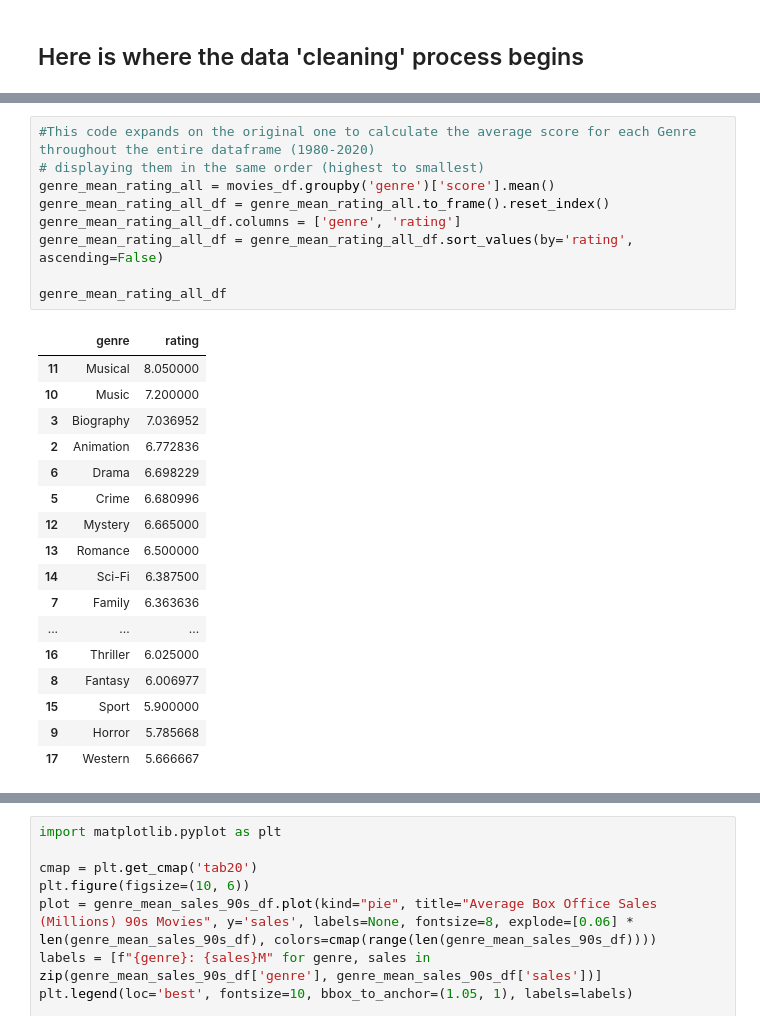
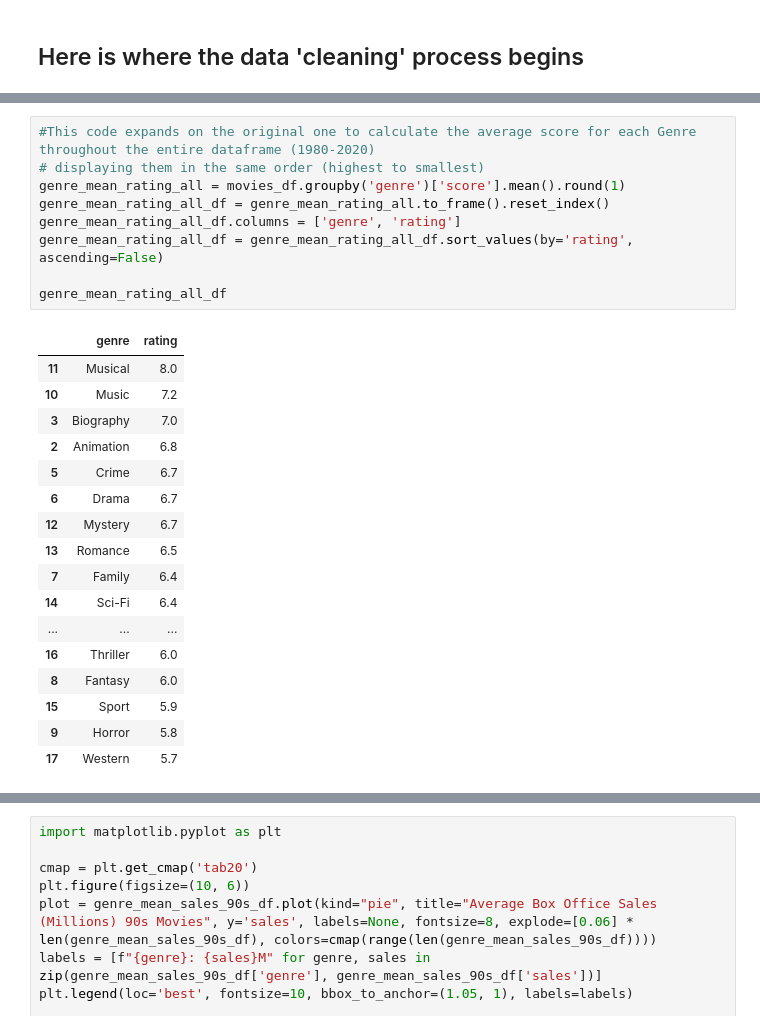
Before and after one commit to curtiscoleman/90s-Movies, a Jupyter notebook: Project.ipynb, the cells around one changed output, grey strips where cells are left out. Cells and saved outputs as stored; diff of their text form.

```diff
--- a/Project.ipynb
+++ b/Project.ipynb
@@ -178,27 +182,27 @@ plt.tight_layout()
 # %%
 #This code expands on the original one to calculate the average score for each Genre throughout the entire dataframe (1980-2020)
 # displaying them in the same order (highest to smallest)
-genre_mean_rating_all = movies_df.groupby('genre')['score'].mean()
+genre_mean_rating_all = movies_df.groupby('genre')['score'].mean().round(1)
 genre_mean_rating_all_df = genre_mean_rating_all.to_frame().reset_index()
 genre_mean_rating_all_df.columns = ['genre', 'rating']
 genre_mean_rating_all_df = genre_mean_rating_all_df.sort_values(by='rating', ascending=False)
 
 genre_mean_rating_all_df
 # %% [output]
 |  | genre | rating |
-| 11 | Musical | 8.050000 |
-| 10 | Music | 7.200000 |
-| 3 | Biography | 7.036952 |
-| 2 | Animation | 6.772836 |
-| 6 | Drama | 6.698229 |
-| 5 | Crime | 6.680996 |
-| 12 | Mystery | 6.665000 |
-| 13 | Romance | 6.500000 |
-| 14 | Sci-Fi | 6.387500 |
-| 7 | Family | 6.363636 |
+| 11 | Musical | 8.0 |
+| 10 | Music | 7.2 |
+| 3 | Biography | 7.0 |
+| 2 | Animation | 6.8 |
+| 5 | Crime | 6.7 |
+| 6 | Drama | 6.7 |
+| 12 | Mystery | 6.7 |
+| 13 | Romance | 6.5 |
+| 7 | Family | 6.4 |
+| 14 | Sci-Fi | 6.4 |
 | ... | ... | ... |
-| 16 | Thriller | 6.025000 |
-| 8 | Fantasy | 6.006977 |
-| 15 | Sport | 5.900000 |
-| 9 | Horror | 5.785668 |
-| 17 | Western | 5.666667 |
+| 16 | Thriller | 6.0 |
+| 8 | Fantasy | 6.0 |
+| 15 | Sport | 5.9 |
+| 9 | Horror | 5.8 |
+| 17 | Western | 5.7 |
```
Also changed, not shown: parts of 18 cells of this notebook.
